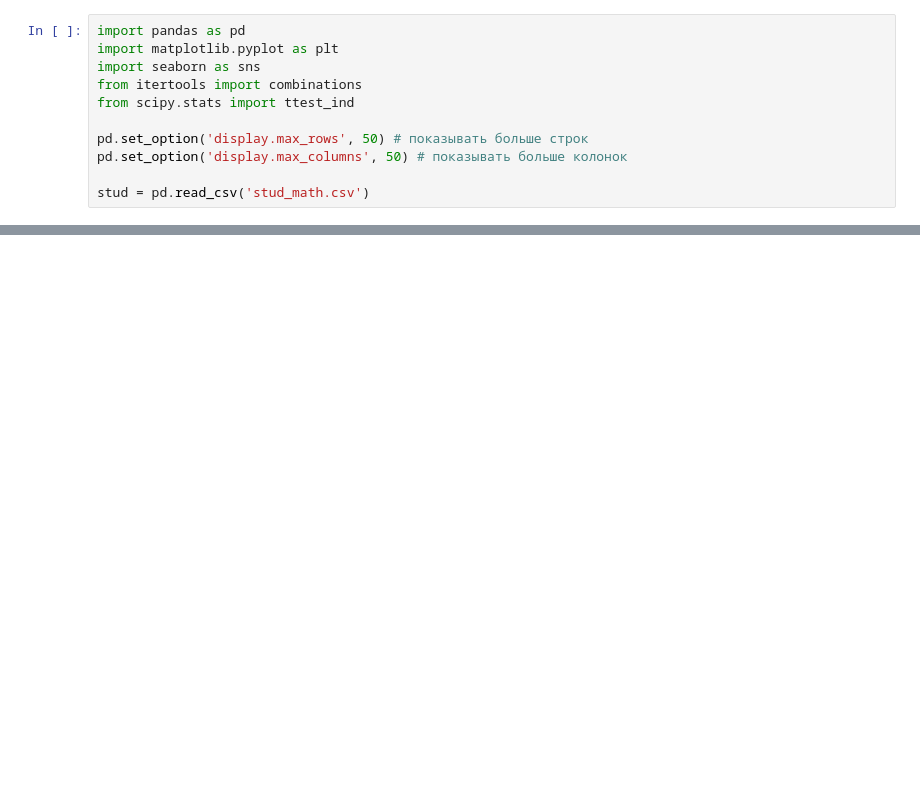
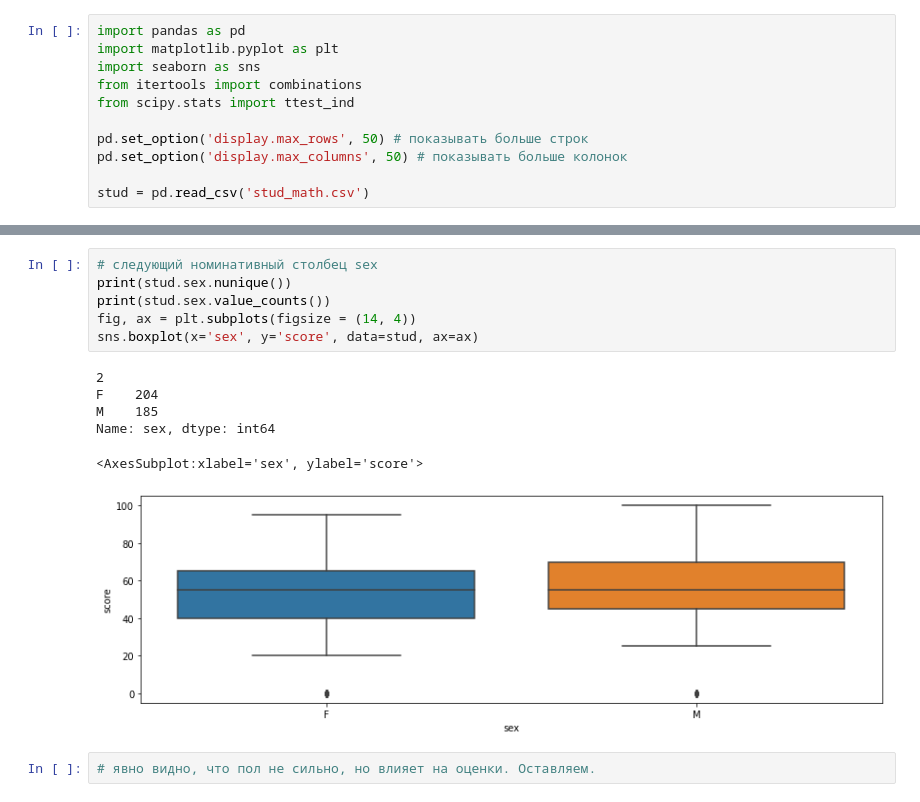
Before and after one commit to YuriPesnya/module_2, a Jupyter notebook: YuriPesnya_module2.ipynb, the cells around one changed output, grey strips where cells are left out. Cells and saved outputs as stored; diff of their text form; blank space fills up the shorter version.

```diff
--- a/YuriPesnya_module2.ipynb
+++ b/YuriPesnya_module2.ipynb
@@ -62,0 +105,15 @@ Name: Fjob, dtype: int64
+# %%
+# следующий номинативный столбец sex
+print(stud.sex.nunique())
+print(stud.sex.value_counts())
+fig, ax = plt.subplots(figsize = (14, 4))
+sns.boxplot(x='sex', y='score', data=stud, ax=ax)
+# %% [output]
+2
+F    204
+M    185
+Name: sex, dtype: int64
+<AxesSubplot:xlabel='sex', ylabel='score'>
+[figure, added]
+# %%
+# явно видно, что пол не сильно, но влияет на оценки. Оставляем.
```
Also changed, not shown: parts of 61 cells of this notebook, 2 other files.
